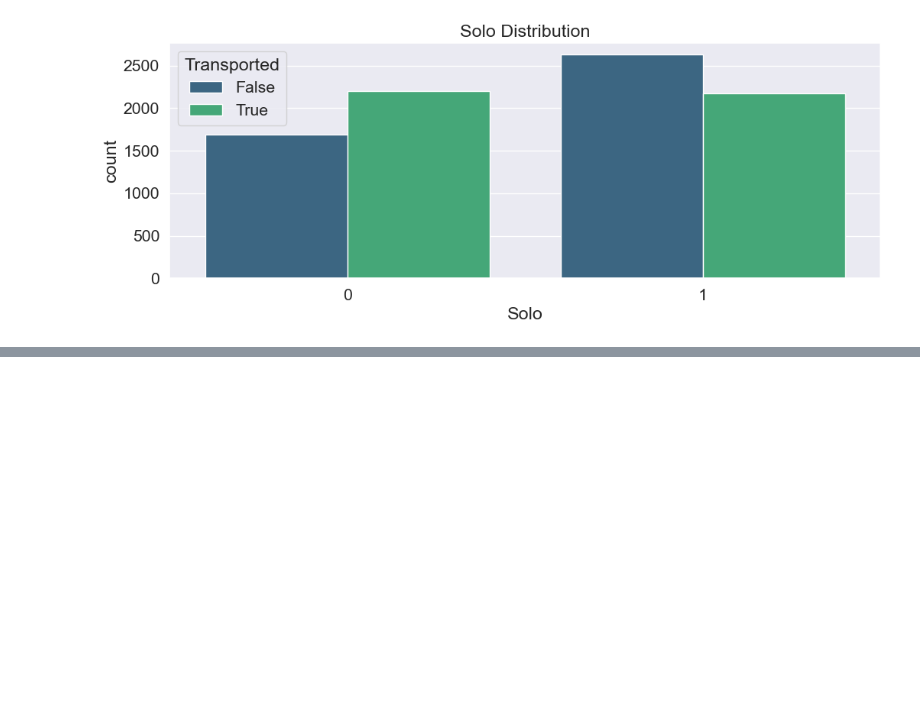
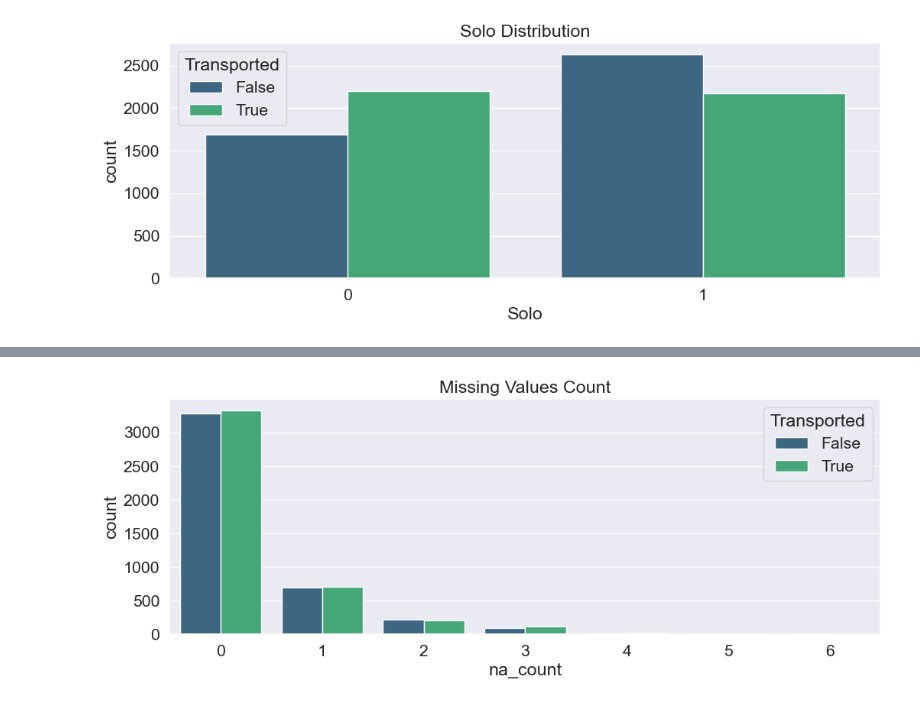
Before and after one commit to Bastaxeloux/generalml, a Jupyter notebook: spaceship titanic/notebook.ipynb, the cells around one changed output, grey strips where cells are left out. Saved outputs shown, nothing was run; the diff lists cells and outputs as text; code cells hidden in the pictures; blank space fills up the shorter version.

```diff
--- a/spaceship titanic/notebook.ipynb
+++ b/spaceship titanic/notebook.ipynb
@@ -381,0 +443,9 @@ train.drop('Cabin_region_plot', axis=1, inplace=True)
+# %%
+train['na_count']=train.isnull().sum(axis=1)
+
+plt.figure(figsize=(12,4))
+sns.countplot(data=train, x='na_count', hue='Transported',
+palette='viridis').set_title('Missing Values Count')
+train.drop('na_count', axis=1, inplace=True)
+# %% [output]
+[figure, added]
```
Also changed, not shown: parts of 43 cells of this notebook.
